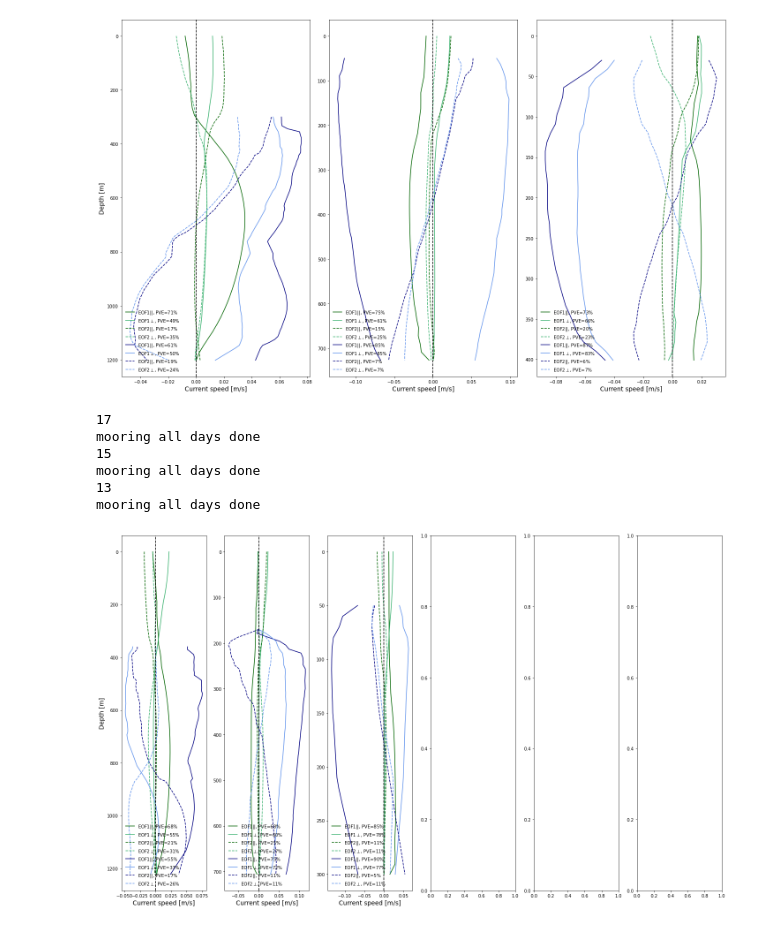
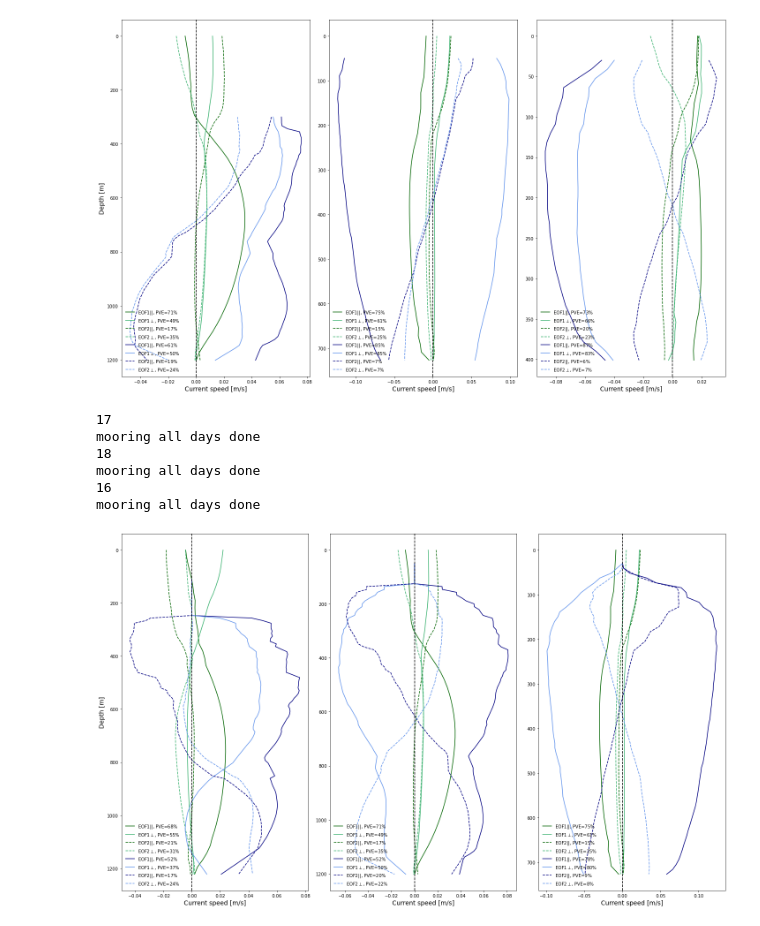
Before and after one commit to kaje2301/Master_2022, a Jupyter notebook: EOF1EOF2_mm.ipynb, the cells around one changed output. Drawn from its saved outputs; the diff is of its cells as text; code cells hidden in the pictures.

```diff
--- a/EOF1EOF2_mm.ipynb
+++ b/EOF1EOF2_mm.ipynb
@@ -792,12 +792,12 @@ mooring all days done
 mooring all days done
 [figure]
 # %%
-fig, axs = plt.subplots(1,6,figsize=(20,12))
+fig, axs = plt.subplots(1,3,figsize=(20,12))
 #plt.suptitle('EOF1 & EOF1-rotated for moorning-data located in the Barents Sea ', horizontalalignment='center', fontsize=24)
 
 axs[0].set_ylabel('Depth [m]', fontsize=14)
 
-for axs, i, b, t in zip(axs.flat,[17,15,13], [1222,706,300], [360,170,50]):
+for axs, i, b, t in zip(axs.flat,[17,18,16], [1222,1202,727], [110,50,30]):
     print(i)
 
     # Mooring, alle dager
@@ -824,33 +824,33 @@ for axs, i, b, t in zip(axs.flat,[17,15,13], [1222,706,300], [360,170,50]):
     PVEmp2 = data[pickl[i]]['PVE2p']
     PVEmo2 = data[pickl[i]]['PVE2o']
 
 # --------------------------------------------------------------------------------------------------------------------
 
     # Plotting EOF mod, GREEEN
     axs.plot(PCAp1,dyp_mo, label= f'EOF1$||$, PVE={PVEmp1}%', color='darkgreen')  # linestyle='--',
     axs.plot(PCAo1,dyp_mo, label= f'EOF1$\perp$, PVE={PVEmo1}%', color='mediumseagreen')
     axs.plot(PCAp2,dyp_mo, linestyle='--', label= f'EOF2$||$, PVE={PVEmp2}%', color='darkgreen')  # linestyle='--',
     axs.plot(PCAo2,dyp_mo, linestyle='--', label= f'EOF2$\perp$, PVE={PVEmo2}%', color='mediumseagreen')
 
     # Plotting EOF moor, BLUE
     axs.plot(EOFp1,dyp_mr, label= f'EOF1$||$, PVE={PVEp1}%', color='navy')
     axs.plot(EOFo1,dyp_mr, label= f'EOF1$\perp$, PVE={PVEo1}%', color='cornflowerblue')
     axs.plot(EOFp2,dyp_mr, linestyle='--', label= f'EOF2$||$, PVE={PVEp2}%', color='navy')
     axs.plot(EOFo2,dyp_mr, linestyle='--', label= f'EOF2$\perp$, PVE={PVEo2}%', color='cornflowerblue')
 
     axs.axvline(0, color='k', linestyle = '--')
     axs.invert_yaxis()
     axs.set_xlabel('Current speed [m/s]', fontsize=14)
     axs.legend(frameon=False, fontsize=10, loc="lower left")
 
 fig.tight_layout()
 
 plt.savefig('EOF1og2_Nsvarbard_west.pdf', dpi = 300)
 # %% [output]
 17
 mooring all days done
-15
+18
 mooring all days done
-13
+16
 mooring all days done
-[figure, old version]
+[figure, new version]
```
Also changed, not shown: parts of 1 cell of this notebook, 1 other file.
